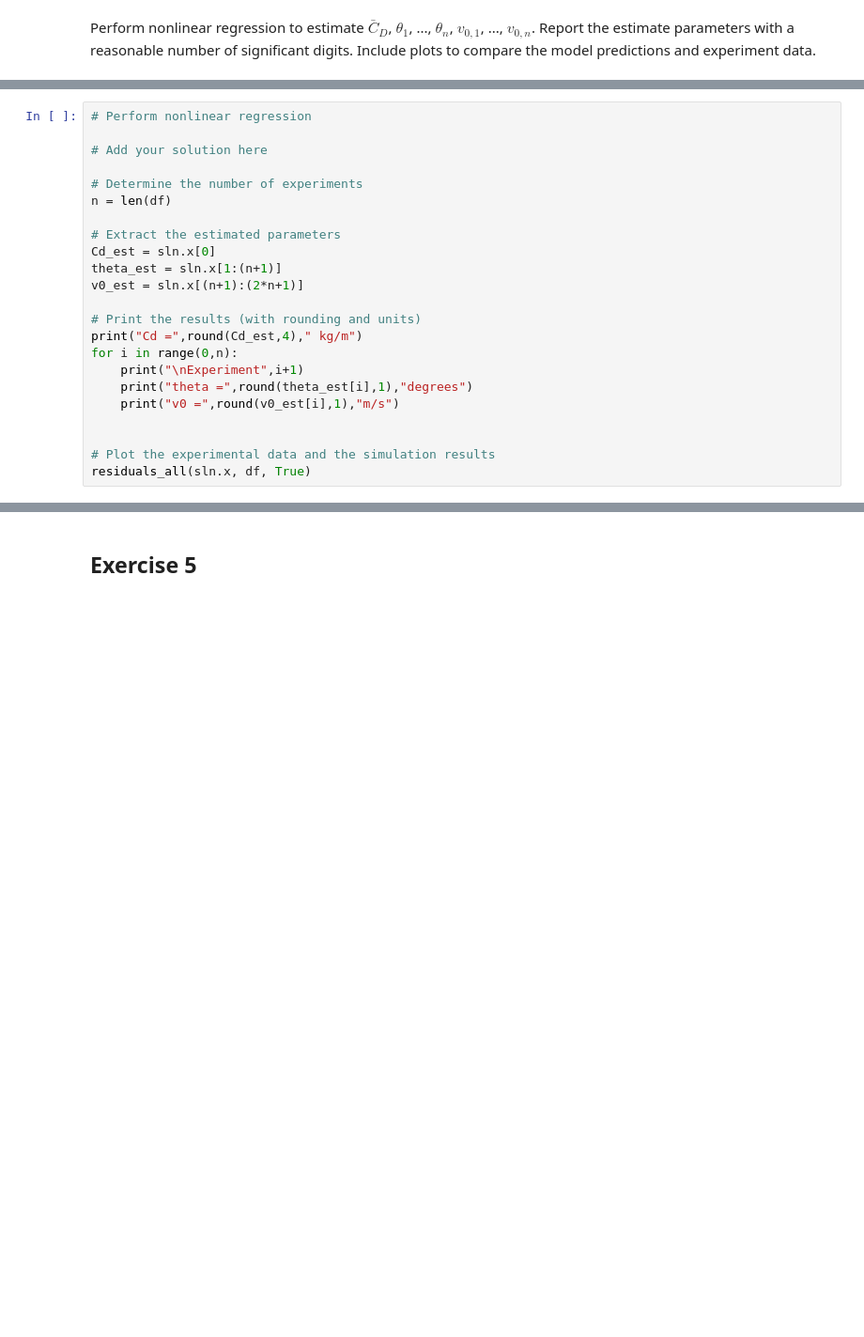
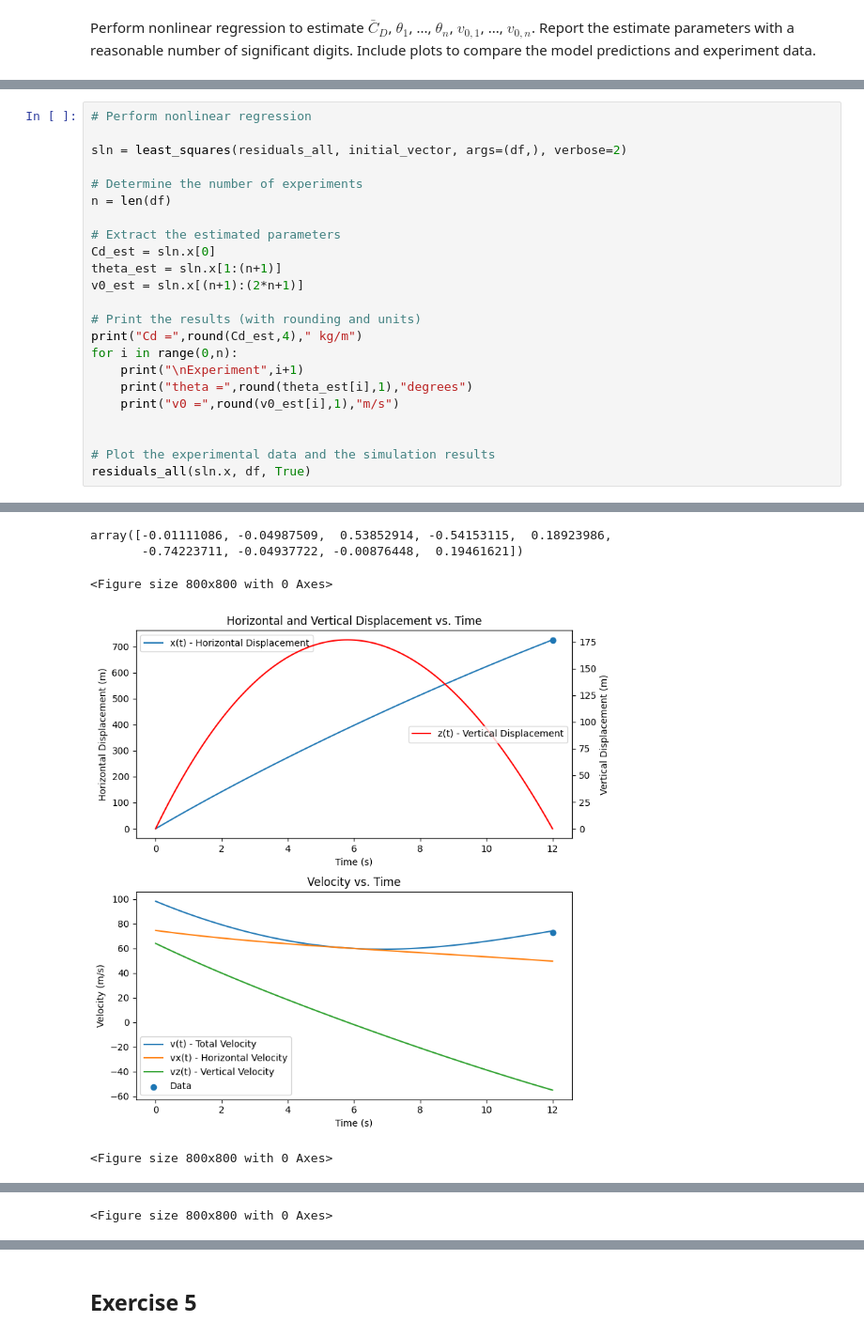
Before and after one commit to cvaughann/gitCourse, a Jupyter notebook: assignments/Homework-1.ipynb, the cells around one changed output, grey strips where cells are left out. Shown at 94% size. Drawn from its saved outputs; the diff is of its cells as text; blank space fills up the shorter version.

```diff
--- a/assignments/Homework-1.ipynb
+++ b/assignments/Homework-1.ipynb
@@ -313,7 +316,7 @@ print(residuals_all(initial_vector,df,plot=False))
 # %%
 # Perform nonlinear regression
 
-# Add your solution here
+sln = least_squares(residuals_all, initial_vector, args=(df,), verbose=2)
 
 # Determine the number of experiments
 n = len(df)
@@ -333,3 +336,4 @@ for i in range(0,n):
 
 # Plot the experimental data and the simulation results
 residuals_all(sln.x, df, True)
+# %% [output]
@@ -335,0 +357,5 @@ residuals_all(sln.x, df, True)
+array([-0.01111086, -0.04987509,  0.53852914, -0.54153115,  0.18923986,
+       -0.74223711, -0.04937722, -0.00876448,  0.19461621])
+<Figure size 800x800 with 0 Axes>
+[figure, added]
+<Figure size 800x800 with 0 Axes>
@@ -335,0 +363 @@ residuals_all(sln.x, df, True)
+<Figure size 800x800 with 0 Axes>
```
Also changed, not shown: parts of 2 cells of this notebook.
